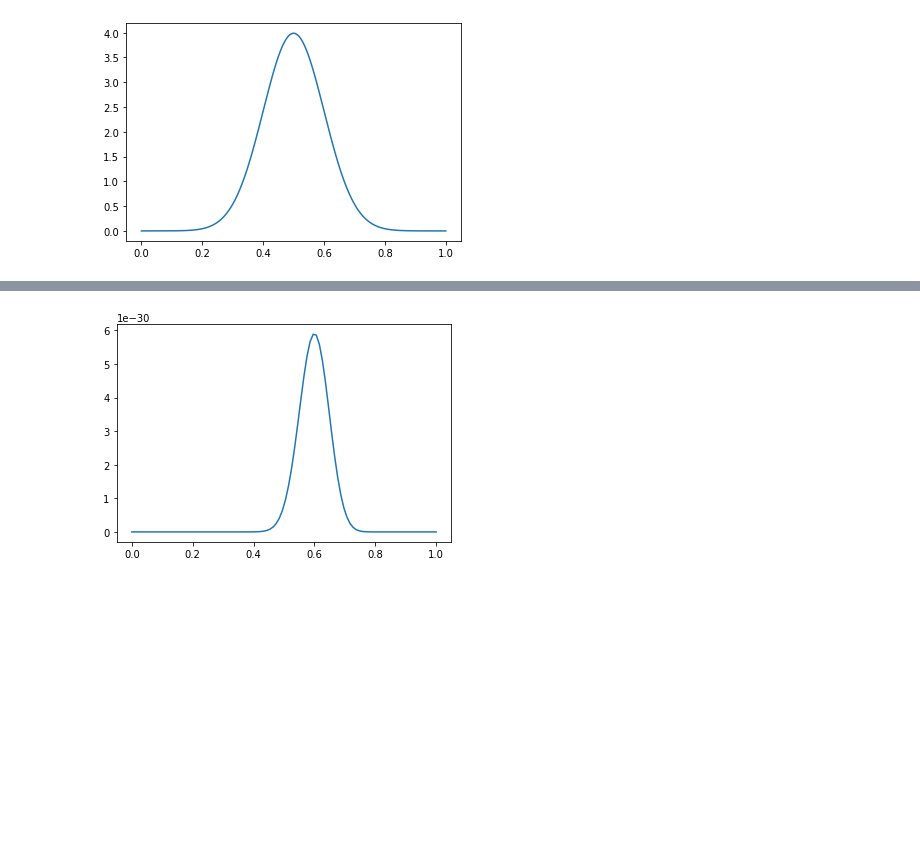
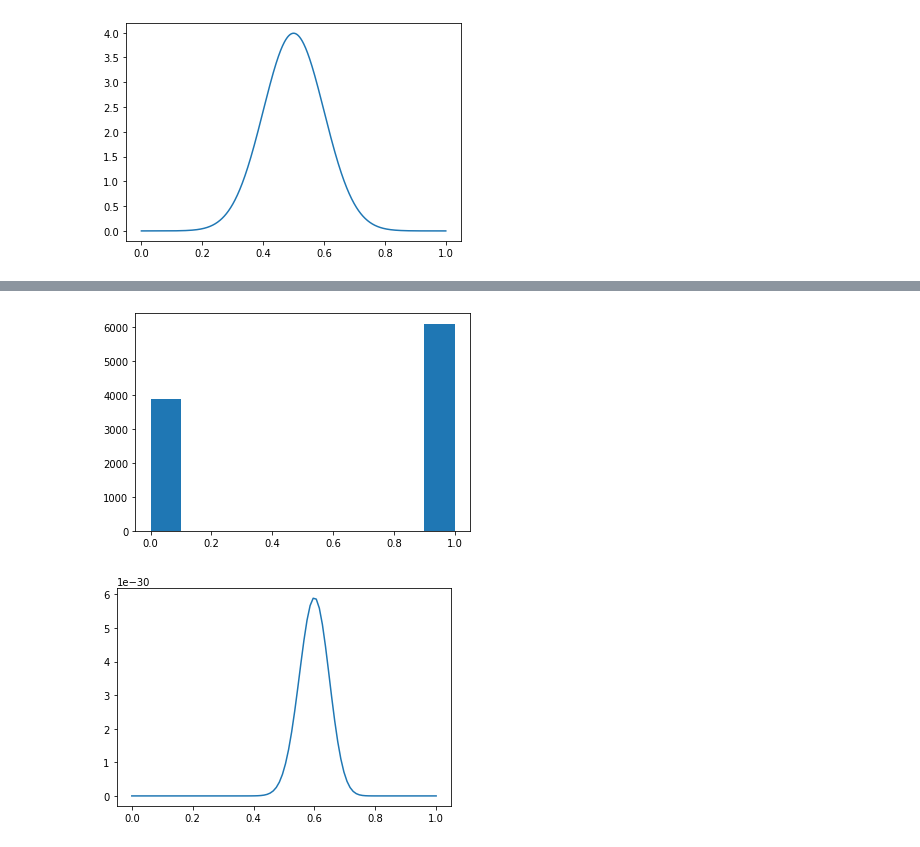
Before and after one commit to gabgilling/Bayesian-Blogs, a Jupyter notebook: Bayesian-Blogs/Posterior Integration MCMC.ipynb, the cells around one changed output, grey strips where cells are left out. Saved outputs shown, nothing was run; the diff lists cells and outputs as text; code cells hidden in the pictures; blank space fills up the shorter version.

```diff
--- a/Bayesian-Blogs/Posterior Integration MCMC.ipynb
+++ b/Bayesian-Blogs/Posterior Integration MCMC.ipynb
@@ -28,0 +39,14 @@ plt.plot(x, norm_prior);
+# %%
+import numpy as np
+import scipy.stats as stats
+from matplotlib import pyplot as plt
+np.random.seed(42) # set seed for reproducibility
+# Set the probability of heads = 0.6
+p = 0.6
+# Flip the Coin 10000 times and observe the results
+n_trials = 10000
+data = stats.bernoulli.rvs(p, size = n_trials)
+# plot results
+plt.hist(data);
+# %% [output]
+[figure, added]
```
Also changed, not shown: parts of 4 cells of this notebook.
